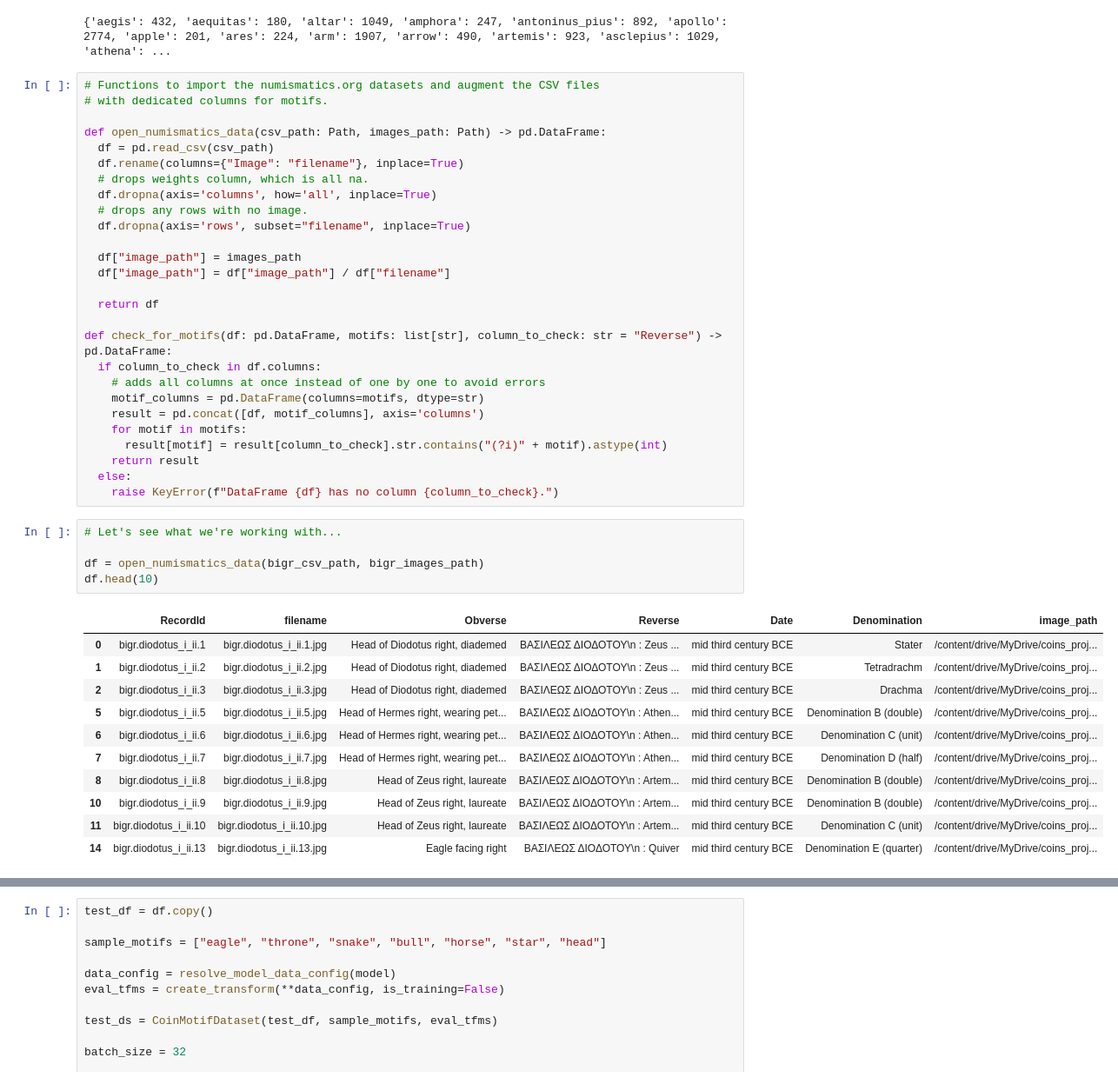
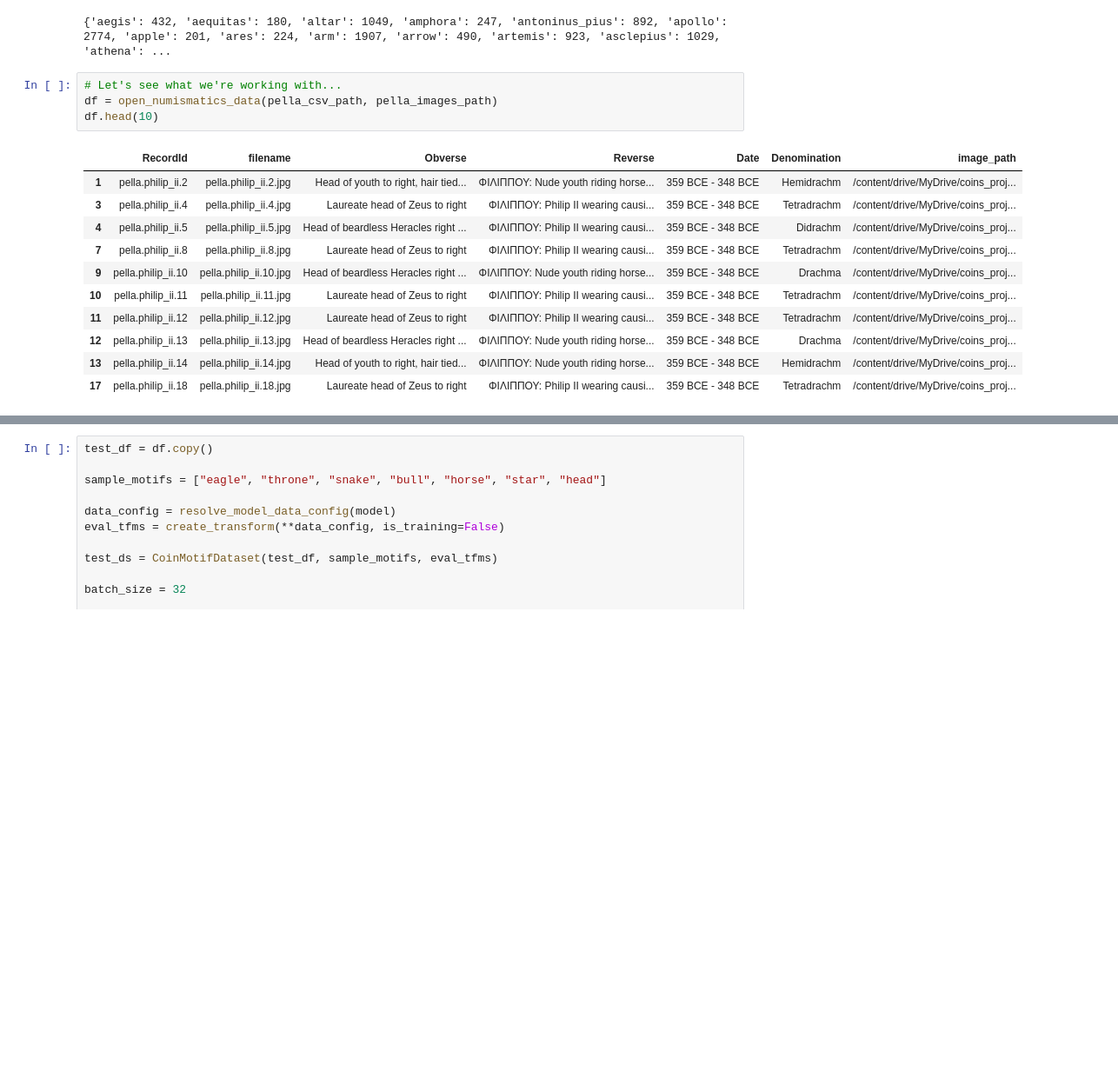
Before and after one commit to yeisenb2/ancient-coins, a Jupyter notebook: model_testing.ipynb, the cells around one changed output, grey strips where cells are left out. Shown at 87% size. Saved outputs shown, nothing was run; the diff lists cells and outputs as text; blank space fills up the shorter version.

```diff
--- a/model_testing.ipynb
+++ b/model_testing.ipynb
@@ -457,50 +406,22 @@ frequent_motifs = {motif: count for (motif,count) in motifs_with_counts.items()
 print(frequent_motifs)
 # %% [output]
 {'aegis': 432, 'aequitas': 180, 'altar': 1049, 'amphora': 247, 'antoninus_pius': 892, 'apollo': 2774, 'apple': 201, 'ares': 224, 'arm': 1907, 'arrow': 490, 'artemis': 923, 'asclepius': 1029, 'athena': ...
-# %%
-# Functions to import the numismatics.org datasets and augment the CSV files
-# with dedicated columns for motifs.
-
-def open_numismatics_data(csv_path: Path, images_path: Path) -> pd.DataFrame:
-  df = pd.read_csv(csv_path)
-  df.rename(columns={"Image": "filename"}, inplace=True)
-  # drops weights column, which is all na.
-  df.dropna(axis='columns', how='all', inplace=True)
-  # drops any rows with no image.
-  df.dropna(axis='rows', subset="filename", inplace=True)
-
-  df["image_path"] = images_path
-  df["image_path"] = df["image_path"] / df["filename"]
-
-  return df
-
-def check_for_motifs(df: pd.DataFrame, motifs: list[str], column_to_check: str = "Reverse") -> pd.DataFrame:
-  if column_to_check in df.columns:
-    # adds all columns at once instead of one by one to avoid errors
-    motif_columns = pd.DataFrame(columns=motifs, dtype=str)
-    result = pd.concat([df, motif_columns], axis='columns')
-    for motif in motifs:
-      result[motif] = result[column_to_check].str.contains("(?i)" + motif).astype(int)
-    return result
-  else:
-    raise KeyError(f"DataFrame {df} has no column {column_to_check}.")
 # %%
 # Let's see what we're working with...
-
-df = open_numismatics_data(bigr_csv_path, bigr_images_path)
+df = open_numismatics_data(pella_csv_path, pella_images_path)
 df.head(10)
 # %% [output]
 |  | RecordId | filename | Obverse | Reverse | Date | Denomination | image_path |
-| 0 | bigr.diodotus_i_ii.1 | bigr.diodotus_i_ii.1.jpg | Head of Diodotus right, diademed | ΒΑΣΙΛΕΩΣ ΔΙΟΔΟΤΟΥ\n : Zeus ... | mid third century BCE | Stater | /content/drive/MyDrive/coins_proj... |
-| 1 | bigr.diodotus_i_ii.2 | bigr.diodotus_i_ii.2.jpg | Head of Diodotus right, diademed | ΒΑΣΙΛΕΩΣ ΔΙΟΔΟΤΟΥ\n : Zeus ... | mid third century BCE | Tetradrachm | /content/drive/MyDrive/coins_proj... |
-| 2 | bigr.diodotus_i_ii.3 | bigr.diodotus_i_ii.3.jpg | Head of Diodotus right, diademed | ΒΑΣΙΛΕΩΣ ΔΙΟΔΟΤΟΥ\n : Zeus ... | mid third century BCE | Drachma | /content/drive/MyDrive/coins_proj... |
-| 5 | bigr.diodotus_i_ii.5 | bigr.diodotus_i_ii.5.jpg | Head of Hermes right, wearing pet... | ΒΑΣΙΛΕΩΣ ΔΙΟΔΟΤΟΥ\n : Athen... | mid third century BCE | Denomination B (double) | /content/drive/MyDrive/coins_proj... |
-| 6 | bigr.diodotus_i_ii.6 | bigr.diodotus_i_ii.6.jpg | Head of Hermes right, wearing pet... | ΒΑΣΙΛΕΩΣ ΔΙΟΔΟΤΟΥ\n : Athen... | mid third century BCE | Denomination C (unit) | /content/drive/MyDrive/coins_proj... |
-| 7 | bigr.diodotus_i_ii.7 | bigr.diodotus_i_ii.7.jpg | Head of Hermes right, wearing pet... | ΒΑΣΙΛΕΩΣ ΔΙΟΔΟΤΟΥ\n : Athen... | mid third century BCE | Denomination D (half) | /content/drive/MyDrive/coins_proj... |
-| 8 | bigr.diodotus_i_ii.8 | bigr.diodotus_i_ii.8.jpg | Head of Zeus right, laureate | ΒΑΣΙΛΕΩΣ ΔΙΟΔΟΤΟΥ\n : Artem... | mid third century BCE | Denomination B (double) | /content/drive/MyDrive/coins_proj... |
-| 10 | bigr.diodotus_i_ii.9 | bigr.diodotus_i_ii.9.jpg | Head of Zeus right, laureate | ΒΑΣΙΛΕΩΣ ΔΙΟΔΟΤΟΥ\n : Artem... | mid third century BCE | Denomination B (double) | /content/drive/MyDrive/coins_proj... |
-| 11 | bigr.diodotus_i_ii.10 | bigr.diodotus_i_ii.10.jpg | Head of Zeus right, laureate | ΒΑΣΙΛΕΩΣ ΔΙΟΔΟΤΟΥ\n : Artem... | mid third century BCE | Denomination C (unit) | /content/drive/MyDrive/coins_proj... |
-| 14 | bigr.diodotus_i_ii.13 | bigr.diodotus_i_ii.13.jpg | Eagle facing right | ΒΑΣΙΛΕΩΣ ΔΙΟΔΟΤΟΥ\n : Quiver | mid third century BCE | Denomination E (quarter) | /content/drive/MyDrive/coins_proj... |
+| 1 | pella.philip_ii.2 | pella.philip_ii.2.jpg | Head of youth to right, hair tied... | ΦΙΛΙΠΠΟΥ: Nude youth riding horse... | 359 BCE - 348 BCE | Hemidrachm | /content/drive/MyDrive/coins_proj... |
+| 3 | pella.philip_ii.4 | pella.philip_ii.4.jpg | Laureate head of Zeus to right | ΦΙΛΙΠΠΟΥ: Philip II wearing causi... | 359 BCE - 348 BCE | Tetradrachm | /content/drive/MyDrive/coins_proj... |
+| 4 | pella.philip_ii.5 | pella.philip_ii.5.jpg | Head of beardless Heracles right ... | ΦΙΛΙΠΠΟΥ: Philip II wearing causi... | 359 BCE - 348 BCE | Didrachm | /content/drive/MyDrive/coins_proj... |
+| 7 | pella.philip_ii.8 | pella.philip_ii.8.jpg | Laureate head of Zeus to right | ΦΙΛΙΠΠΟΥ: Philip II wearing causi... | 359 BCE - 348 BCE | Tetradrachm | /content/drive/MyDrive/coins_proj... |
+| 9 | pella.philip_ii.10 | pella.philip_ii.10.jpg | Head of beardless Heracles right ... | ΦΙΛΙΠΠΟΥ: Nude youth riding horse... | 359 BCE - 348 BCE | Drachma | /content/drive/MyDrive/coins_proj... |
+| 10 | pella.philip_ii.11 | pella.philip_ii.11.jpg | Laureate head of Zeus to right | ΦΙΛΙΠΠΟΥ: Philip II wearing causi... | 359 BCE - 348 BCE | Tetradrachm | /content/drive/MyDrive/coins_proj... |
+| 11 | pella.philip_ii.12 | pella.philip_ii.12.jpg | Laureate head of Zeus to right | ΦΙΛΙΠΠΟΥ: Philip II wearing causi... | 359 BCE - 348 BCE | Tetradrachm | /content/drive/MyDrive/coins_proj... |
+| 12 | pella.philip_ii.13 | pella.philip_ii.13.jpg | Head of beardless Heracles right ... | ΦΙΛΙΠΠΟΥ: Nude youth riding horse... | 359 BCE - 348 BCE | Drachma | /content/drive/MyDrive/coins_proj... |
+| 13 | pella.philip_ii.14 | pella.philip_ii.14.jpg | Head of youth to right, hair tied... | ΦΙΛΙΠΠΟΥ: Nude youth riding horse... | 359 BCE - 348 BCE | Hemidrachm | /content/drive/MyDrive/coins_proj... |
+| 17 | pella.philip_ii.18 | pella.philip_ii.18.jpg | Laureate head of Zeus to right | ΦΙΛΙΠΠΟΥ: Philip II wearing causi... | 359 BCE - 348 BCE | Tetradrachm | /content/drive/MyDrive/coins_proj... |
 # %%
 df = check_for_motifs(df, frequent_motifs.keys(), "Obverse")
 df.head(20)
```
Also changed, not shown: parts of 22 cells of this notebook, 2 other files.
